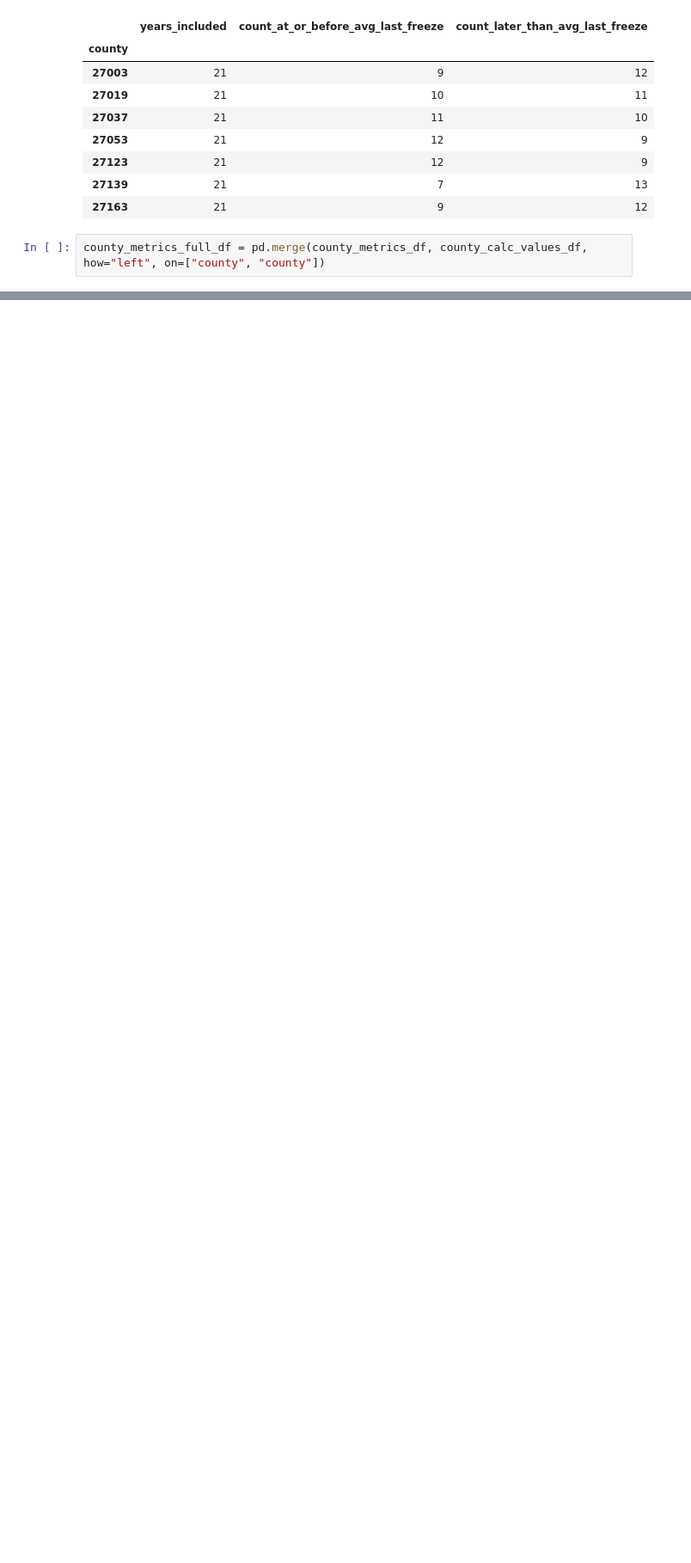
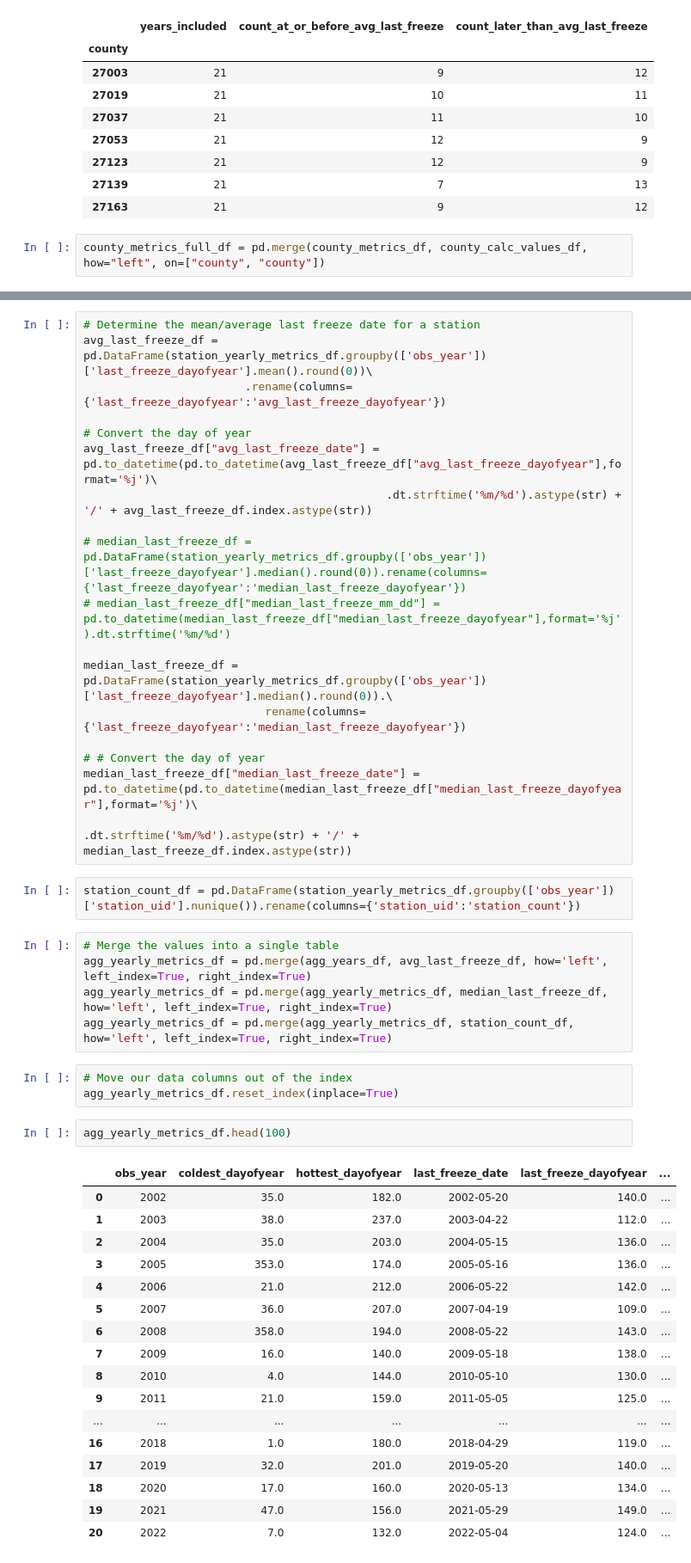
Before and after one commit to UofM-Final-Project/Home_Gardeners_Analysis, a Jupyter notebook: scripts/county_processing.ipynb, the cells around one changed output, grey strips where cells are left out. Shown: that part at 86% size. Saved outputs shown, nothing was run; the diff lists cells and outputs as text; blank space fills up the shorter version.

```diff
--- a/scripts/county_processing.ipynb
+++ b/scripts/county_processing.ipynb
@@ -249,3 +328,51 @@ county_metrics_full_df.head(20)
+# %%
+# Determine the mean/average last freeze date for a station
+avg_last_freeze_df = pd.DataFrame(station_yearly_metrics_df.groupby(['obs_year'])['last_freeze_dayofyear'].mean().round(0))\
+                        .rename(columns={'last_freeze_dayofyear':'avg_last_freeze_dayofyear'})
+
+# Convert the day of year
+avg_last_freeze_df["avg_last_freeze_date"] = pd.to_datetime(pd.to_datetime(avg_last_freeze_df["avg_last_freeze_dayofyear"],format='%j')\
+                                             .dt.strftime('%m/%d').astype(str) + '/' + avg_last_freeze_df.index.astype(str))
+
+# median_last_freeze_df = pd.DataFrame(station_yearly_metrics_df.groupby(['obs_year'])['last_freeze_dayofyear'].median().round(0)).rename(columns={'last_freeze_dayofyear':'median_last_freeze_dayofyear'})
+# median_last_freeze_df["median_last_freeze_mm_dd"] = pd.to_datetime(median_last_freeze_df["median_last_freeze_dayofyear"],format='%j').dt.strftime('%m/%d')
+
+median_last_freeze_df = pd.DataFrame(station_yearly_metrics_df.groupby(['obs_year'])['last_freeze_dayofyear'].median().round(0)).\
+                           rename(columns={'last_freeze_dayofyear':'median_last_freeze_dayofyear'})
+
+# # Convert the day of year
+median_last_freeze_df["median_last_freeze_date"] = pd.to_datetime(pd.to_datetime(median_last_freeze_df["median_last_freeze_dayofyear"],format='%j')\
+                                                     .dt.strftime('%m/%d').astype(str) + '/' + median_last_freeze_df.index.astype(str))
+# %%
+station_count_df = pd.DataFrame(station_yearly_metrics_df.groupby(['obs_year'])['station_uid'].nunique()).rename(columns={'station_uid':'station_count'})
+# %%
+# Merge the values into a single table
+agg_yearly_metrics_df = pd.merge(agg_years_df, avg_last_freeze_df, how='left', left_index=True, right_index=True)
+agg_yearly_metrics_df = pd.merge(agg_yearly_metrics_df, median_last_freeze_df, how='left', left_index=True, right_index=True)
+agg_yearly_metrics_df = pd.merge(agg_yearly_metrics_df, station_count_df, how='left', left_index=True, right_index=True)
+# %%
+# Move our data columns out of the index
+agg_yearly_metrics_df.reset_index(inplace=True)
+# %%
+agg_yearly_metrics_df.head(100)
+# %% [output]
+|  | obs_year | coldest_dayofyear | hottest_dayofyear | last_freeze_date | last_freeze_dayofyear | ... |
+| 0 | 2002 | 35.0 | 182.0 | 2002-05-20 | 140.0 | ... |
+| 1 | 2003 | 38.0 | 237.0 | 2003-04-22 | 112.0 | ... |
+| 2 | 2004 | 35.0 | 203.0 | 2004-05-15 | 136.0 | ... |
+| 3 | 2005 | 353.0 | 174.0 | 2005-05-16 | 136.0 | ... |
+| 4 | 2006 | 21.0 | 212.0 | 2006-05-22 | 142.0 | ... |
+| 5 | 2007 | 36.0 | 207.0 | 2007-04-19 | 109.0 | ... |
+| 6 | 2008 | 358.0 | 194.0 | 2008-05-22 | 143.0 | ... |
+| 7 | 2009 | 16.0 | 140.0 | 2009-05-18 | 138.0 | ... |
+| 8 | 2010 | 4.0 | 144.0 | 2010-05-10 | 130.0 | ... |
+| 9 | 2011 | 21.0 | 159.0 | 2011-05-05 | 125.0 | ... |
+| ... | ... | ... | ... | ... | ... | ... |
+| 16 | 2018 | 1.0 | 180.0 | 2018-04-29 | 119.0 | ... |
+| 17 | 2019 | 32.0 | 201.0 | 2019-05-20 | 140.0 | ... |
+| 18 | 2020 | 17.0 | 160.0 | 2020-05-13 | 134.0 | ... |
+| 19 | 2021 | 47.0 | 156.0 | 2021-05-29 | 149.0 | ... |
+| 20 | 2022 | 7.0 | 132.0 | 2022-05-04 | 124.0 | ... |
 # %%
 # Create the Output file (CSV)
 output_county_yearly_file = "../Resources/county_yearly_metrics_data.csv"
```
Also changed, not shown: parts of 19 cells of this notebook, 2 other files.
